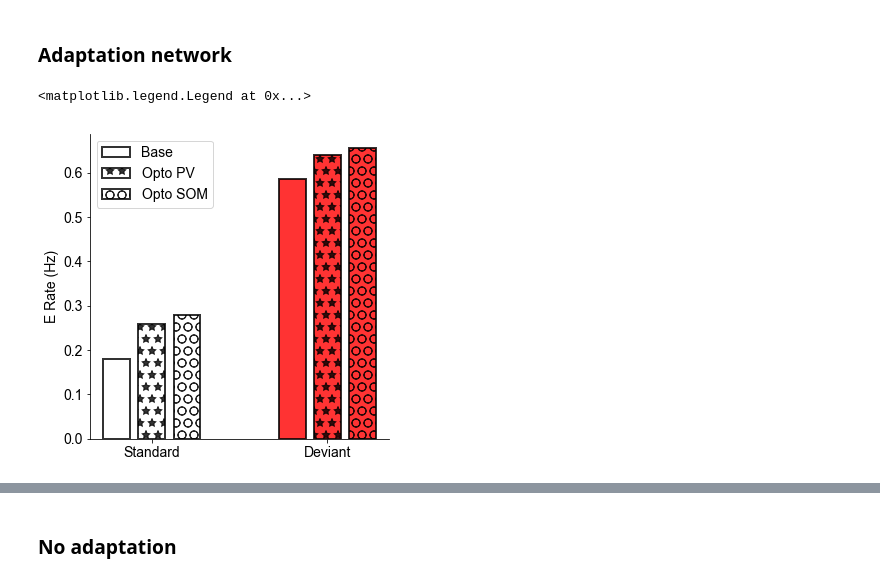
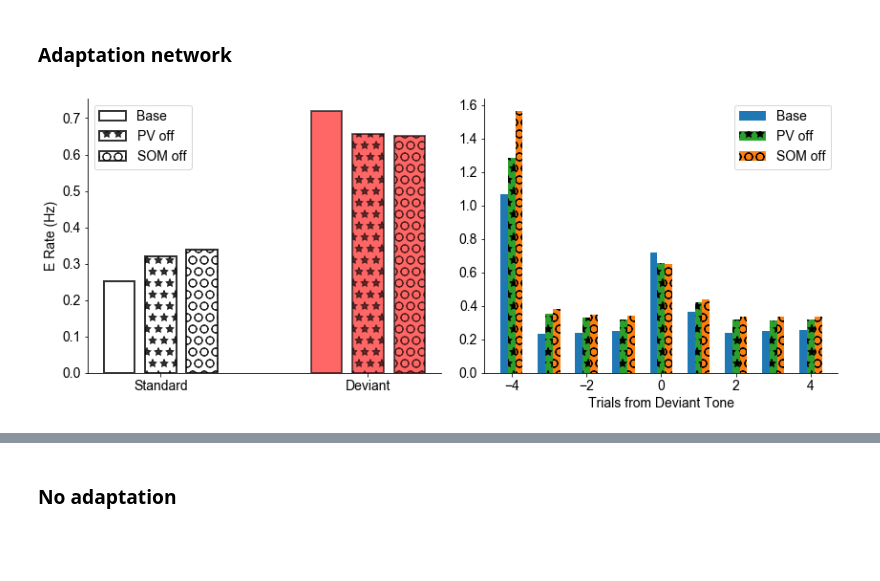
Before and after one commit to rdgao/1E3I, a Jupyter notebook: notebooks/rate_model.ipynb, the cells around one changed output, grey strips where cells are left out. Saved outputs shown, nothing was run; the diff lists cells and outputs as text; code cells hidden in the pictures; blank space fills up the shorter version.

```diff
--- a/notebooks/rate_model.ipynb
+++ b/notebooks/rate_model.ipynb
@@ -25,6 +25,7 @@ import seaborn as sns
 CKEYS = plt.rcParams['axes.prop_cycle'].by_key()['color']
 plt.rcParams['font.size']=14
 plt.rcParams['font.family']='Arial'
+c_ord = [0,2,1,4]
 # %%
 ### network architectures
 def network(r, t, J, T):
@@ -145,9 +182,9 @@ def get_max_FR(r_trials):
 T, dt = 5, 0.001
 t = np.arange(0,T,dt)
 t0_stim = 1
-n_pulses = 8
+n_pulses = 9
 isi = 0.4
-dev_trial = 5
+dev_trial = 4
 
 stim_type = 'exp'
 stim_train = np.zeros_like(t)
@@ -158,7 +195,7 @@ if stim_type is 'box':
     stim_dur = 0.02
     stim_single = signal.windows.boxcar(int(stim_dur/dt))
 elif stim_type is 'exp':
-    stim_tau = 0.02
+    stim_tau = 0.025
     t_exp=np.arange(0,0.1,dt)
     stim_single = np.exp(-t_exp/stim_tau)
 
@@ -240,7 +244,7 @@ def run_model(W, tau_neurons, T_adapt, y0, thalamic_amp, opto_amp, opto_target,
 # %%
-thalamic_amp = 5.
+thalamic_amp = 2.
 ESOM_fac = True
-inc_VIP = False
+inc_VIP = True
 
 opto_amp = 0
 opto_target = 1
@@ -256,17 +310,23 @@ res_optoSOM = run_model(W, tau_neurons, T_adapt, y0, thalamic_amp, opto_amp, opt
 # %%
-plt.figure(figsize=(5,5))
+plt.figure(figsize=(12,5))
 textures = [None, '*', 'O']
-labels=['Base', 'Opto PV', 'Opto SOM']
+labels=['Base', 'PV off', 'SOM off']
 bar_offset = 0.2
 for r_i, res in enumerate([res_baseline, res_optoPV, res_optoSOM]):
+    plt.subplot(1,2,1)
     plt.bar(0+bar_offset*(r_i-1), res[3][dev_trial-1,0], linewidth=2, width=0.15, edgecolor='k', color='w', alpha=0.8, hatch=textures[r_i], label=labels[r_i])
-    plt.bar(1+bar_offset*(r_i-1), res[3][dev_trial,0], linewidth=2, width=0.15, edgecolor='k', color='r', alpha=0.8, hatch=textures[r_i])
+    plt.bar(1+bar_offset*(r_i-1), res[3][dev_trial,0], linewidth=2, width=0.15, edgecolor='k', color='r', alpha=0.6, hatch=textures[r_i])
 
+    plt.subplot(1,2,2)
+    plt.bar(np.arange(len(stim_times))+bar_offset*(r_i-1)-dev_trial, res[3][:,0], width=0.2, hatch=textures[r_i], color=CKEYS[c_ord[r_i]], label=labels[r_i])
+
+plt.legend(); plt.xlabel('Trials from Deviant Tone')
+
+plt.subplot(1,2,1)
 sns.despine(); plt.tight_layout()
 plt.ylabel('E Rate (Hz)')
 plt.xticks([0, 1], ['Standard', 'Deviant'])
-plt.legend()
+plt.legend(); plt.tight_layout()
 # %% [output]
-<matplotlib.legend.Legend at 0x...>
-[figure, old version]
+[figure, new version]
 # %%
```
Also changed, not shown: parts of 4 cells of this notebook.
